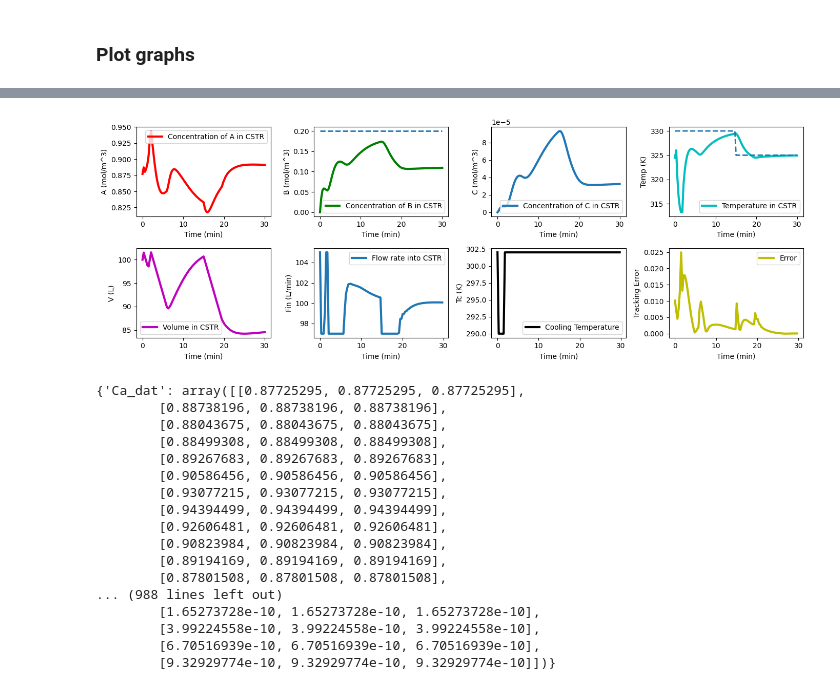
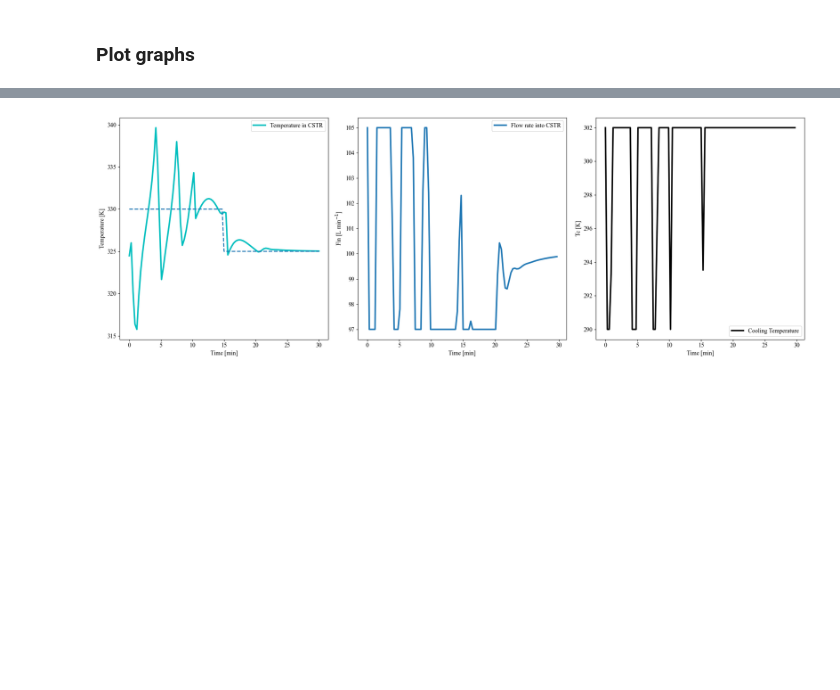
Before and after one commit to OptiMaL-PSE-Lab/DDO-4-ChemEng, a Jupyter notebook: Benchmarking/01_unconstrained/04_CSTR_PID_uncon_quantitative_benchmarking.ipynb, the cells around one changed output, grey strips where cells are left out. Saved outputs shown, nothing was run; the diff lists cells and outputs as text; code cells hidden in the pictures; blank space fills up the shorter version.

```diff
--- a/Benchmarking/01_unconstrained/04_CSTR_PID_uncon_quantitative_benchmarking.ipynb
+++ b/Benchmarking/01_unconstrained/04_CSTR_PID_uncon_quantitative_benchmarking.ipynb
@@ -157,29 +135,6 @@ The directory 'images/CSTR_PID/trajectory_plots_1D_&_tables\2024-07-11_16-03-50\
 # %%
-K_opt = trajectories['D32']['cstr_pid_f']['x_list']['TuRBO_Optimizer'][0][-1]
+K_opt = trajectories['D32']['cstr_pid_f']['x_list']['opt_CUATRO_pls'][0][-1]
+CSTR = CSTRSimulation()
+CSTR.plot_result_ct(K_opt)
+# %% [output]
+[figure, added]
-# %%
-from CSTR_PID import *
-# # Example Use
-# iter_tot = 40
-CSTR = CSTRSimulation()
-# Kpowell, f_opt = opt_alg(CSTR.J_ControlCSTR, int(32), CSTR.boundsK, iter_tot)
-# print("Ks = ", Kpowell)
-CSTR.plot_result_ct(K_opt)
-# %% [output]
-[figure, removed]
-{'Ca_dat': array([[0.87725295, 0.87725295, 0.87725295],
-        [0.88738196, 0.88738196, 0.88738196],
-        [0.88043675, 0.88043675, 0.88043675],
-        [0.88499308, 0.88499308, 0.88499308],
-        [0.89267683, 0.89267683, 0.89267683],
-        [0.90586456, 0.90586456, 0.90586456],
-        [0.93077215, 0.93077215, 0.93077215],
-        [0.94394499, 0.94394499, 0.94394499],
-        [0.92606481, 0.92606481, 0.92606481],
-        [0.90823984, 0.90823984, 0.90823984],
-        [0.89194169, 0.89194169, 0.89194169],
-        [0.87801508, 0.87801508, 0.87801508],
-... (988 lines left out)
-        [1.65273728e-10, 1.65273728e-10, 1.65273728e-10],
-        [3.99224558e-10, 3.99224558e-10, 3.99224558e-10],
-        [6.70516939e-10, 6.70516939e-10, 6.70516939e-10],
-        [9.32929774e-10, 9.32929774e-10, 9.32929774e-10]])}
```
Also changed, not shown: parts of 7 cells of this notebook.
